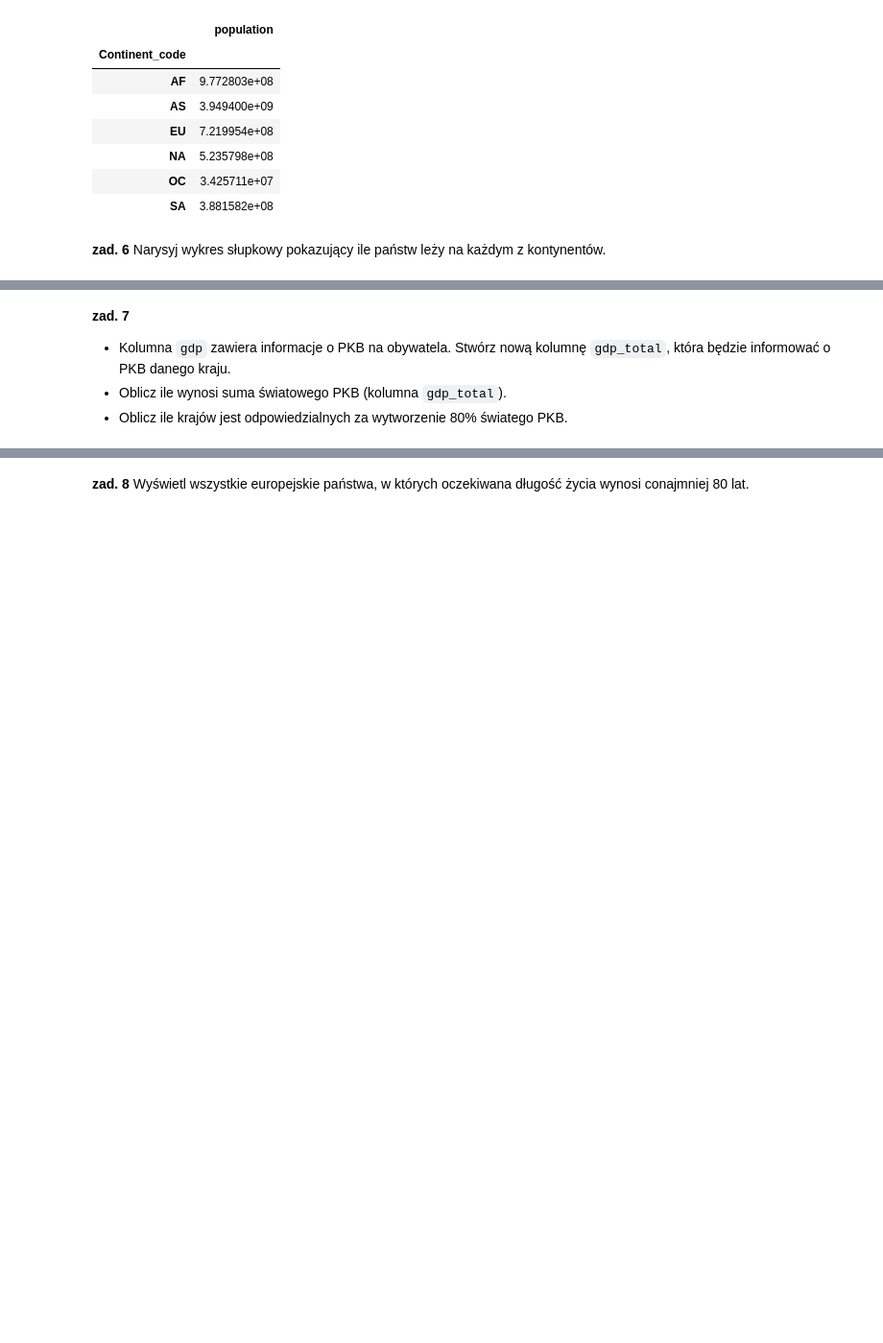
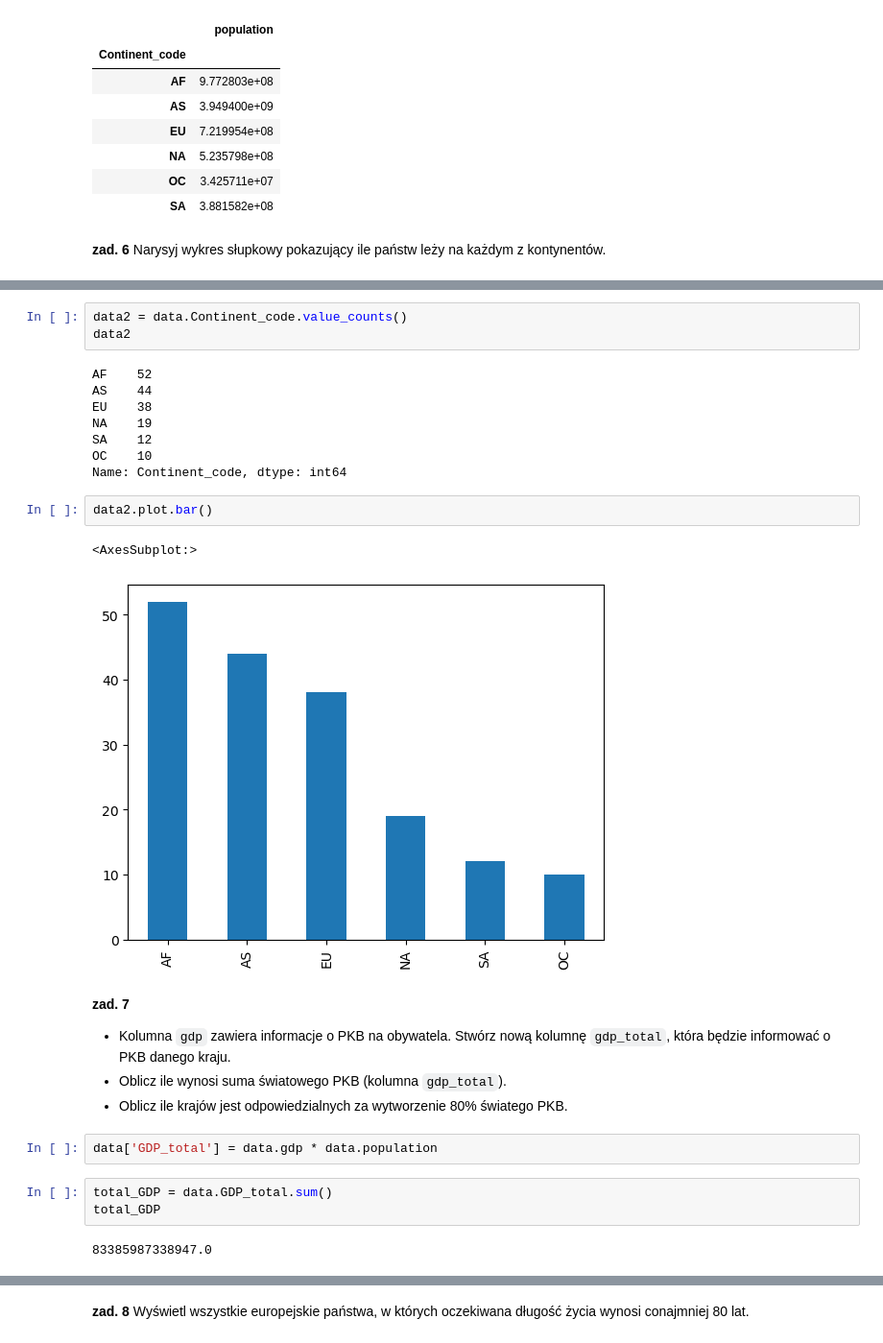
Before and after one commit to aradzikbys/UAM_python, a Jupyter notebook: pandas/zad_3.ipynb, the cells around one changed output, grey strips where cells are left out. Shown: that part at 96% size. Saved outputs shown, nothing was run; the diff lists cells and outputs as text; blank space fills up the shorter version.

```diff
--- a/pandas/zad_3.ipynb
+++ b/pandas/zad_3.ipynb
@@ -111,5 +107,28 @@ data[['Continent_code', 'population']].groupby('Continent_code').sum()
+# %%
+data2 = data.Continent_code.value_counts()
+data2
+# %% [output]
+AF    52
+AS    44
+EU    38
+NA    19
+SA    12
+OC    10
+Name: Continent_code, dtype: int64
+# %%
+data2.plot.bar()
+# %% [output]
+<AxesSubplot:>
+[figure, added]
 # %% [markdown]
 **zad. 7**
  * Kolumna `gdp` zawiera informacje o PKB na obywatela. Stwórz nową kolumnę `gdp_total`, która będzie informować o PKB danego kraju.
  * Oblicz ile wynosi suma światowego PKB (kolumna `gdp_total`).
  * Oblicz ile krajów jest odpowiedzialnych za wytworzenie 80% światego PKB.
+# %%
+data['GDP_total'] = data.gdp * data.population
+# %%
+total_GDP = data.GDP_total.sum()
+total_GDP
+# %% [output]
+83385987338947.0
```
Also changed, not shown: parts of 11 cells of this notebook, 12 other files.
